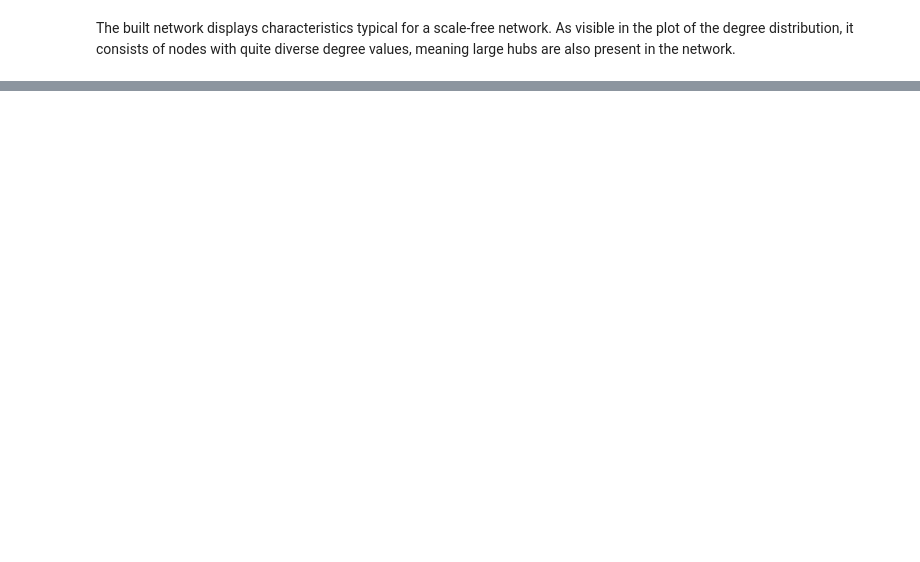
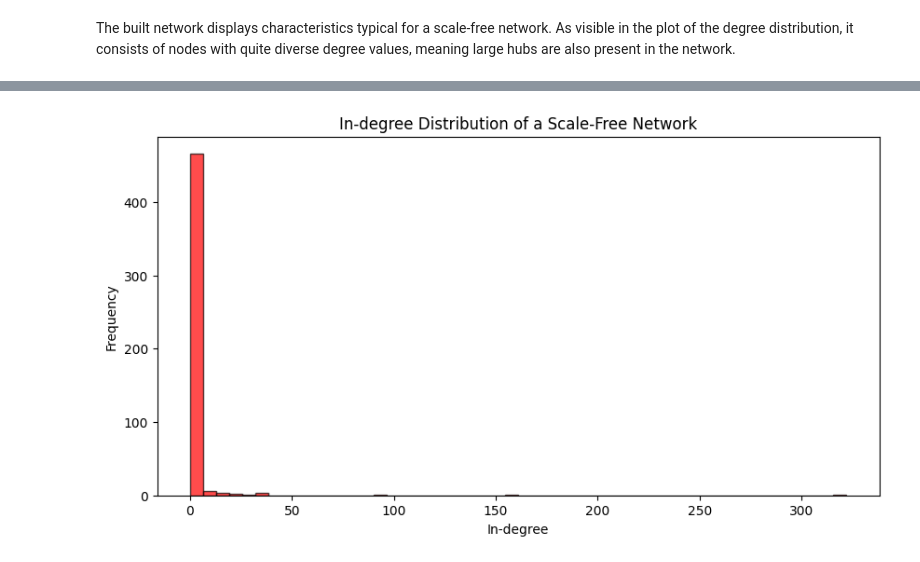
Before and after one commit to Azri-oss/Social_Graphs_Assignment_1, a Jupyter notebook: assignment1_group14.ipynb, the cells around one changed output, grey strips where cells are left out. Cells and saved outputs as stored; diff of their text form; code cells hidden in the pictures; blank space fills up the shorter version.

```diff
--- a/assignment1_group14.ipynb
+++ b/assignment1_group14.ipynb
@@ -220,0 +331,19 @@ The built network displays characteristics typical for a scale-free network. As
+# %%
+# Scale-free network comparison
+num_nodes = graph.number_of_nodes()
+
+# Generate a scale-free network (Barabási–Albert model)
+sf_graph = nx.scale_free_graph(num_nodes, seed=42).to_directed()
+
+# Extract in-degrees
+sf_in_degrees = [sf_graph.in_degree(n) for n in sf_graph.nodes()]
+
+# Plot the in-degree distribution
+plt.figure(figsize=(10, 5))
+plt.hist(sf_in_degrees, bins=50, color='red', alpha=0.7, edgecolor='black')
+plt.title("In-degree Distribution of a Scale-Free Network")
+plt.xlabel("In-degree")
+plt.ylabel("Frequency")
+plt.show()
+# %% [output]
+[figure, added]
```
Also changed, not shown: parts of 34 cells of this notebook, 1 other file.
